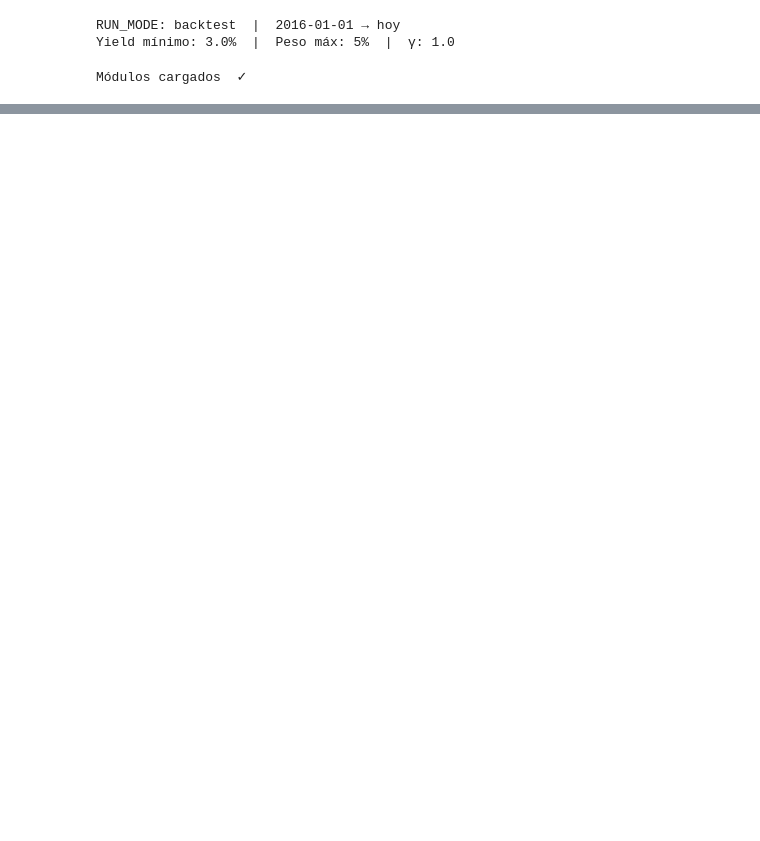
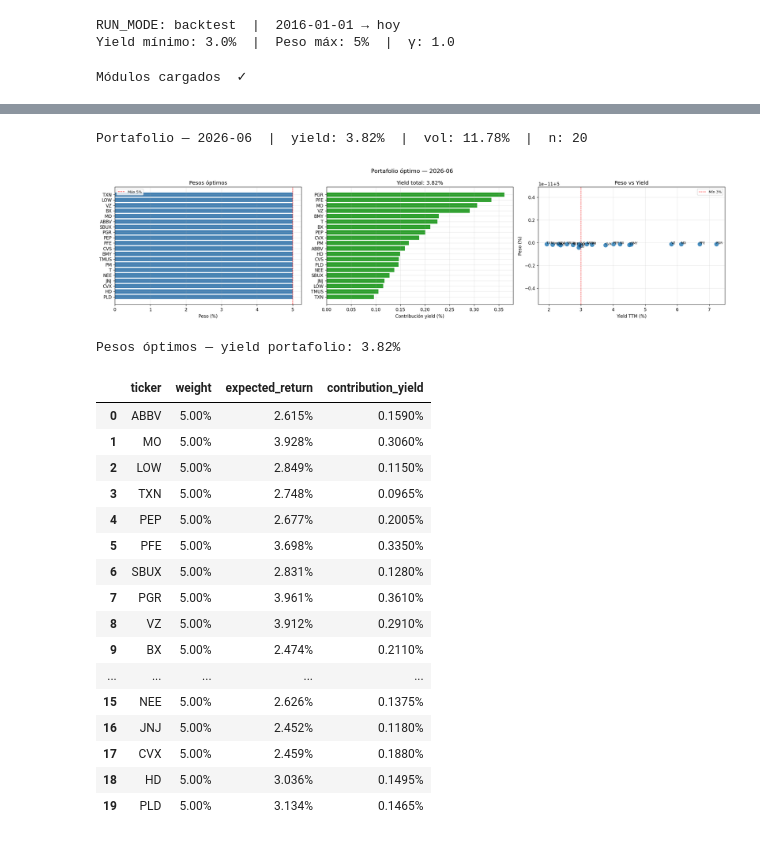
Before and after one commit to AGAYON/dividend-investment-stgy, a Jupyter notebook: strategy.ipynb, the cells around one changed output, grey strips where cells are left out. Drawn from its saved outputs; the diff is of its cells as text; code cells hidden in the pictures; blank space fills up the shorter version.

```diff
--- a/strategy.ipynb
+++ b/strategy.ipynb
@@ -294,0 +173,42 @@ display(
+# %%
+# ============================================================
+# CELDA 6 — Optimización QP
+# ============================================================
+weights_df = run_optimizer(features_df, cov_df, RISK_AVERSION, MIN_PORTFOLIO_YIELD, MAX_WEIGHT, rebalance_dt)
+
+if weights_df is not None:
+    weights_df = weights_df[weights_df["weight"] > 1e-4].copy()
+    port_yield = weights_df["contribution_yield"].sum()
+    S_a        = cov_df.loc[weights_df["ticker"], weights_df["ticker"]].values
+    port_vol   = np.sqrt(weights_df["weight"].values @ S_a @ weights_df["weight"].values * 12)
+    print(f"Portafolio — {rebalance_dt.strftime('%Y-%m')}  |  yield: {port_yield:.2%}  |  vol: {port_vol:.2%}  |  n: {len(weights_df)}")
+
+    fig, axes = plt.subplots(1, 3, figsize=(20, 5))
+    fig.suptitle(f"Portafolio óptimo — {rebalance_dt.strftime('%Y-%m')}", fontsize=13)
+
+    w0 = weights_df.sort_values("weight")
+    axes[0].barh(w0["ticker"], w0["weight"] * 100, color="steelblue")
+    axes[0].axvline(MAX_WEIGHT * 100, color="red", lw=1, ls="--", label=f"Máx {MAX_WEIGHT:.0%}")
+    axes[0].set_xlabel("Peso (%)"); axes[0].set_title("Pesos óptimos"); axes[0].legend(fontsize=8)
+
+    w1 = weights_df.sort_values("contribution_yield")
+    axes[1].barh(w1["ticker"], w1["contribution_yield"] * 100, color="#2ca02c")
+    axes[1].set_xlabel("Contribución yield (%)"); axes[1].set_title(f"Yield total: {port_yield:.2%}")
+
+    axes[2].scatter(weights_df["contribution_yield"] * 100 / weights_df["weight"], weights_df["weight"] * 100, s=80, alpha=0.8)
+    for _, r in weights_df.iterrows():
+        axes[2].annotate(r["ticker"], (r["contribution_yield"] * 100 / r["weight"], r["weight"] * 100), fontsize=7)
+    axes[2].axvline(MIN_PORTFOLIO_YIELD * 100, color="red", lw=0.8, ls="--", label=f"Mín {MIN_PORTFOLIO_YIELD:.0%}")
+    axes[2].set_xlabel("Yield TTM (%)"); axes[2].set_ylabel("Peso (%)"); axes[2].set_title("Peso vs Yield"); axes[2].legend(fontsize=8)
+    plt.tight_layout(); plt.show()
+
+    display(
+        weights_df[["ticker", "weight", "expected_return", "contribution_yield"]].style
+        .format({"weight": "{:.2%}", "expected_return": "{:.3%}", "contribution_yield": "{:.4%}"})
+        .background_gradient(subset=["weight"], cmap="Blues")
+        .background_gradient(subset=["contribution_yield"], cmap="YlGn")
+        .set_caption(f"Pesos óptimos — yield portafolio: {port_yield:.2%}")
+    )
+else:
+    print("QP infeasible con los parámetros actuales. Continúa a la celda de diagnóstico (Celda 7).")
+# %% [output]
@@ -294,0 +218,20 @@ display(
+Portafolio — 2026-06  |  yield: 3.82%  |  vol: 11.78%  |  n: 20
+[figure, added]
+Pesos óptimos — yield portafolio: 3.82%
+|  | ticker | weight | expected_return | contribution_yield |
+| 0 | ABBV | 5.00% | 2.615% | 0.1590% |
+| 1 | MO | 5.00% | 3.928% | 0.3060% |
+| 2 | LOW | 5.00% | 2.849% | 0.1150% |
+| 3 | TXN | 5.00% | 2.748% | 0.0965% |
+| 4 | PEP | 5.00% | 2.677% | 0.2005% |
+| 5 | PFE | 5.00% | 3.698% | 0.3350% |
+| 6 | SBUX | 5.00% | 2.831% | 0.1280% |
+| 7 | PGR | 5.00% | 3.961% | 0.3610% |
+| 8 | VZ | 5.00% | 3.912% | 0.2910% |
+| 9 | BX | 5.00% | 2.474% | 0.2110% |
+| ... | ... | ... | ... | ... |
+| 15 | NEE | 5.00% | 2.626% | 0.1375% |
+| 16 | JNJ | 5.00% | 2.452% | 0.1180% |
+| 17 | CVX | 5.00% | 2.459% | 0.1880% |
+| 18 | HD | 5.00% | 3.036% | 0.1495% |
+| 19 | PLD | 5.00% | 3.134% | 0.1465% |
```
Also changed, not shown: parts of 18 cells of this notebook, 3 other files.
